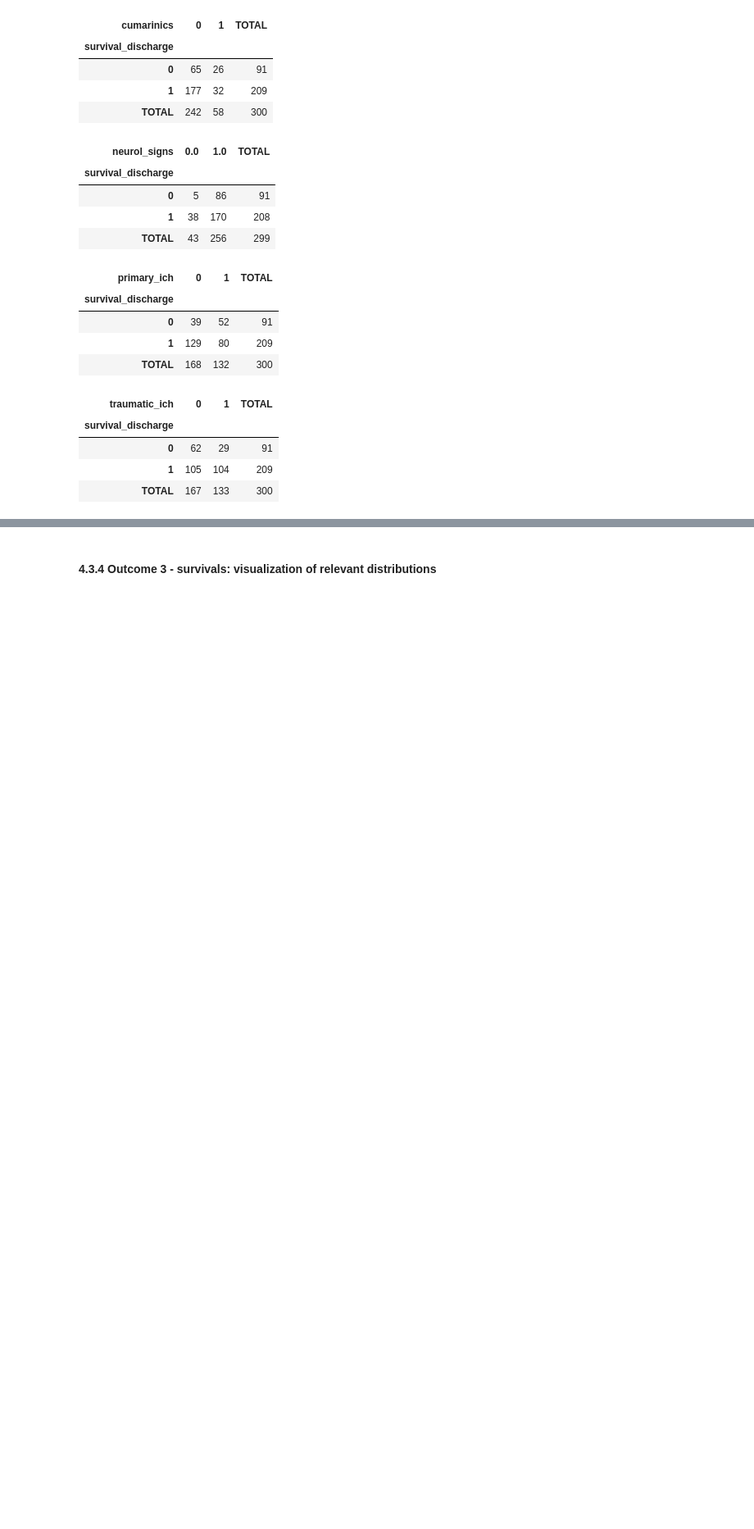
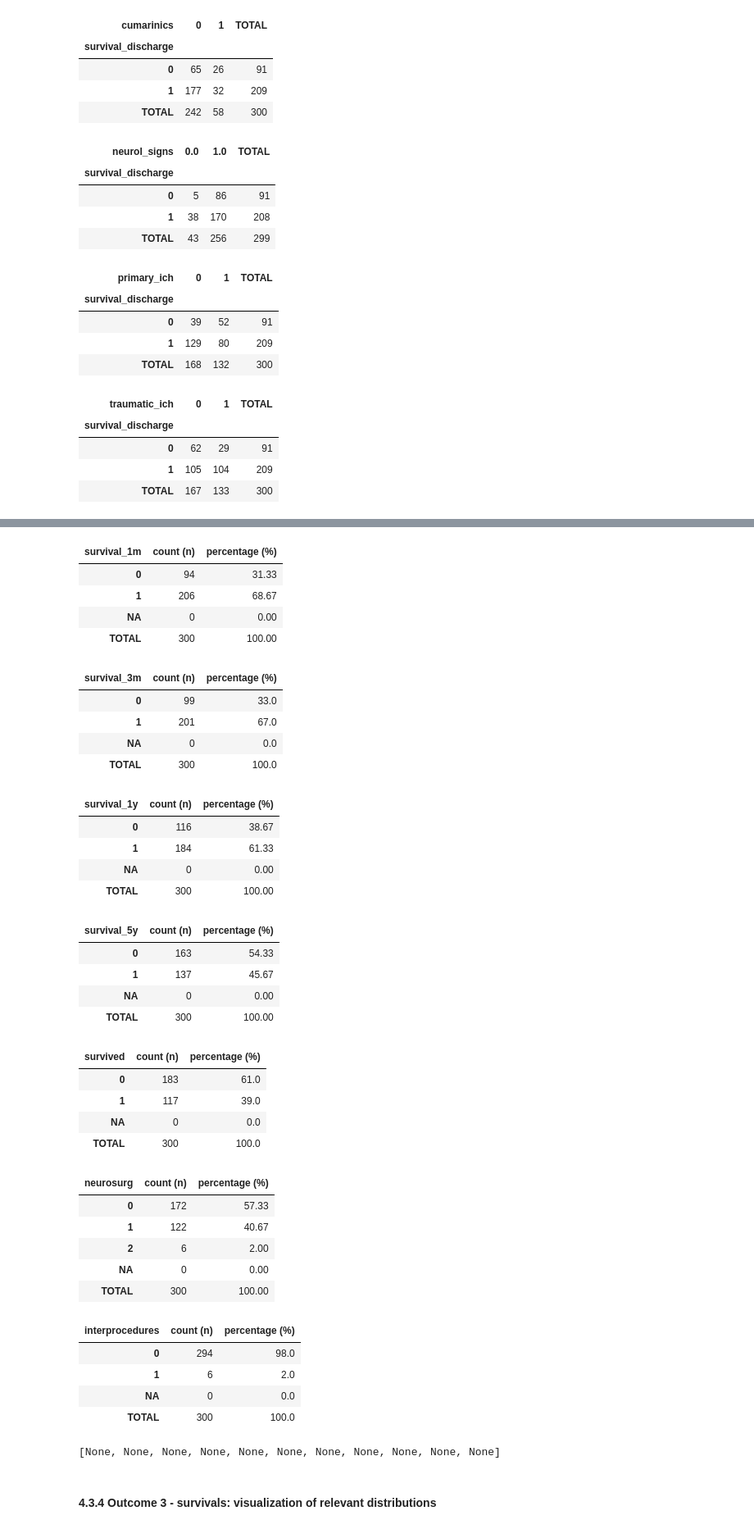
Before and after one commit to Pablomfm/Intracranial_Hemorrhages, a Jupyter notebook: 4.1 EDA & Descriptive Statistics of Outcomes.ipynb, the cells around one changed output, grey strips where cells are left out. Shown at 82% size. Drawn from its saved outputs; the diff is of its cells as text; code cells hidden in the pictures; blank space fills up the shorter version.

```diff
--- a/4.1 EDA & Descriptive Statistics of Outcomes.ipynb
+++ b/4.1 EDA & Descriptive Statistics of Outcomes.ipynb
@@ -503,3 +503,10 @@ display_side_by_side(
 | 0 | 62 | 29 | 91 |
 | 1 | 105 | 104 | 209 |
 | TOTAL | 167 | 133 | 300 |
+# %%
+other_surv_vars_= ['survival_3d', 'survival_6d', 'survival_9d', 'survival_15d',
+                   'survival_1m', 'survival_3m', 'survival_1y', 'survival_5y',
+                   'survived', 'neurosurg', 'interprocedures']
+
+[display(freqtab (df, surv_var_, 2)) for surv_var_ in other_surv_vars_]
+# %% [output]
@@ -506,3 +533,40 @@ display_side_by_side(
+| survival_1m | count (n) | percentage (%) |
+| 0 | 94 | 31.33 |
+| 1 | 206 | 68.67 |
+| NA | 0 | 0.00 |
+| TOTAL | 300 | 100.00 |
+| survival_3m | count (n) | percentage (%) |
+| 0 | 99 | 33.0 |
+| 1 | 201 | 67.0 |
+| NA | 0 | 0.0 |
+| TOTAL | 300 | 100.0 |
+| survival_1y | count (n) | percentage (%) |
+| 0 | 116 | 38.67 |
+| 1 | 184 | 61.33 |
+| NA | 0 | 0.00 |
+| TOTAL | 300 | 100.00 |
+| survival_5y | count (n) | percentage (%) |
+| 0 | 163 | 54.33 |
+| 1 | 137 | 45.67 |
+| NA | 0 | 0.00 |
+| TOTAL | 300 | 100.00 |
+| survived | count (n) | percentage (%) |
+| 0 | 183 | 61.0 |
+| 1 | 117 | 39.0 |
+| NA | 0 | 0.0 |
+| TOTAL | 300 | 100.0 |
+| neurosurg | count (n) | percentage (%) |
+| 0 | 172 | 57.33 |
+| 1 | 122 | 40.67 |
+| 2 | 6 | 2.00 |
+| NA | 0 | 0.00 |
+| TOTAL | 300 | 100.00 |
+| interprocedures | count (n) | percentage (%) |
+| 0 | 294 | 98.0 |
+| 1 | 6 | 2.0 |
+| NA | 0 | 0.0 |
+| TOTAL | 300 | 100.0 |
+[None, None, None, None, None, None, None, None, None, None, None]
 # %% [markdown]
 #### 4.3.4 Outcome 3 - survivals: visualization of relevant distributions
 # %%
```
Also changed, not shown: parts of 2 cells of this notebook.
